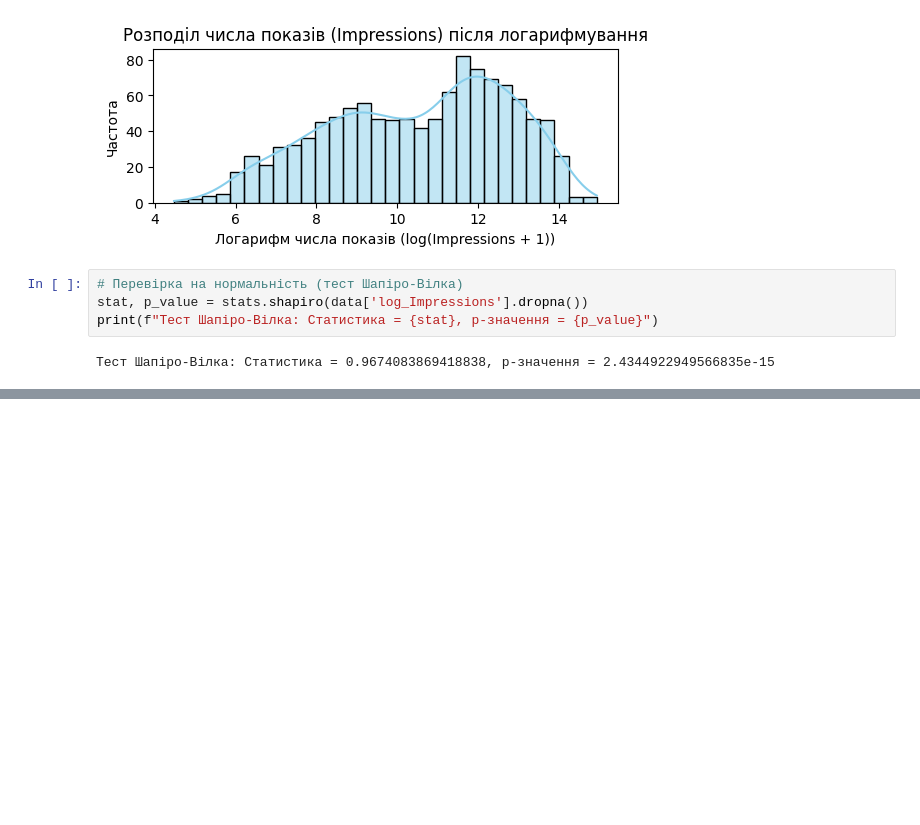
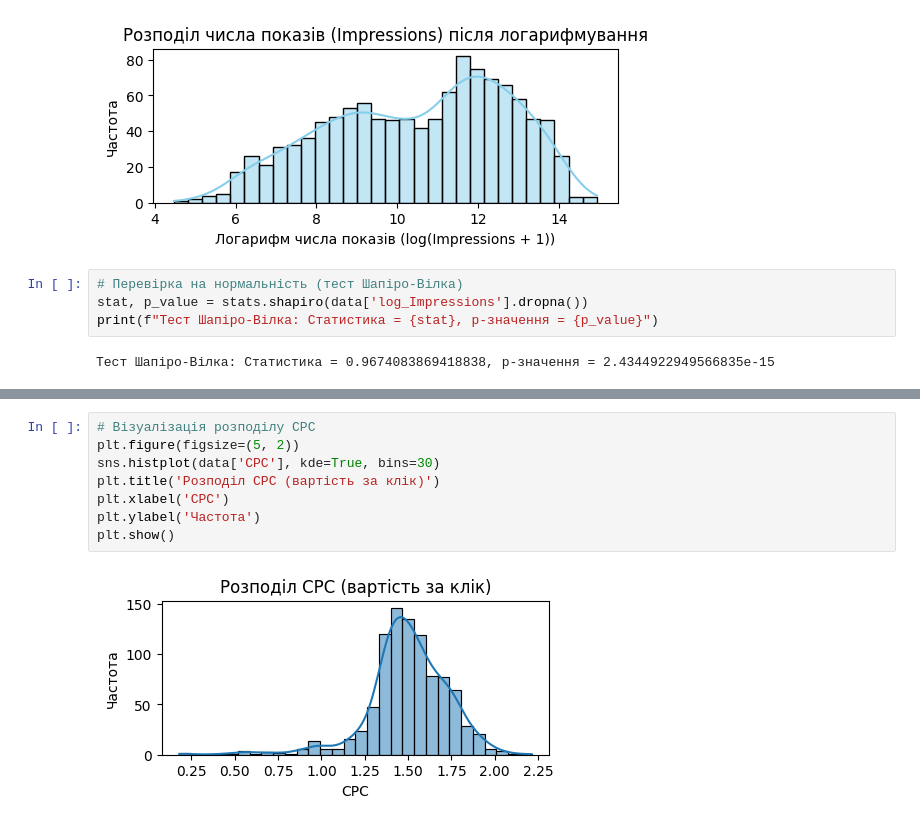
Before and after one commit to vpj3300/AppliedA, a Jupyter notebook: AA_2_lab.ipynb, the cells around one changed output, grey strips where cells are left out. Drawn from its saved outputs; the diff is of its cells as text; blank space fills up the shorter version.

```diff
--- a/AA_2_lab.ipynb
+++ b/AA_2_lab.ipynb
@@ -94,0 +145,10 @@ print(f"Тест Шапіро-Вілка: Статистика = {stat}, p-зн
+# %%
+# Візуалізація розподілу CPC
+plt.figure(figsize=(5, 2))
+sns.histplot(data['CPC'], kde=True, bins=30)
+plt.title('Розподіл CPC (вартість за клік)')
+plt.xlabel('CPC')
+plt.ylabel('Частота')
+plt.show()
+# %% [output]
+[figure, added]
```
Also changed, not shown: parts of 7 cells of this notebook.
